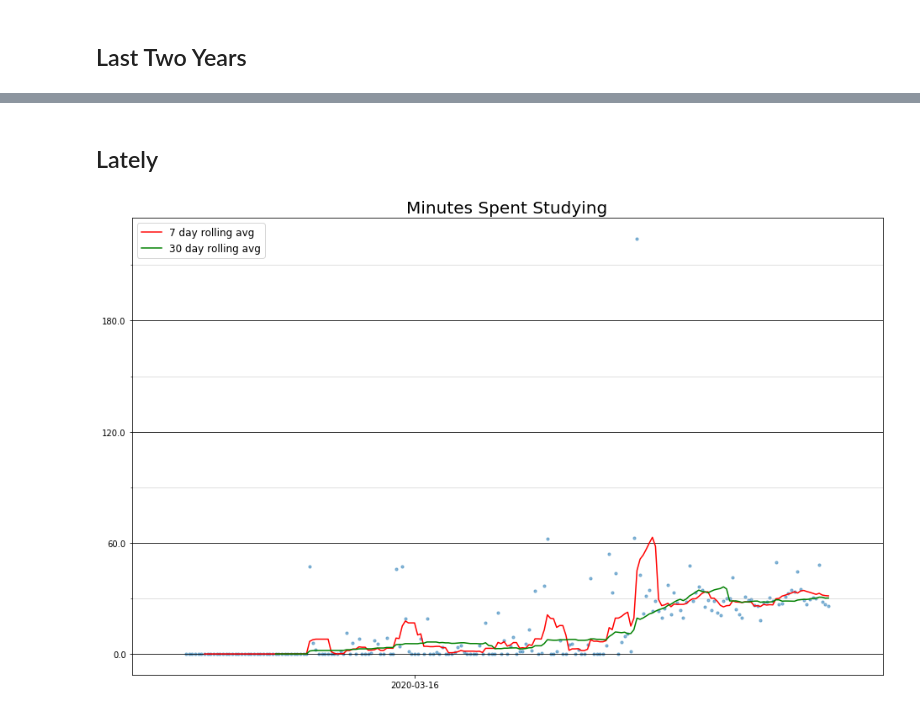
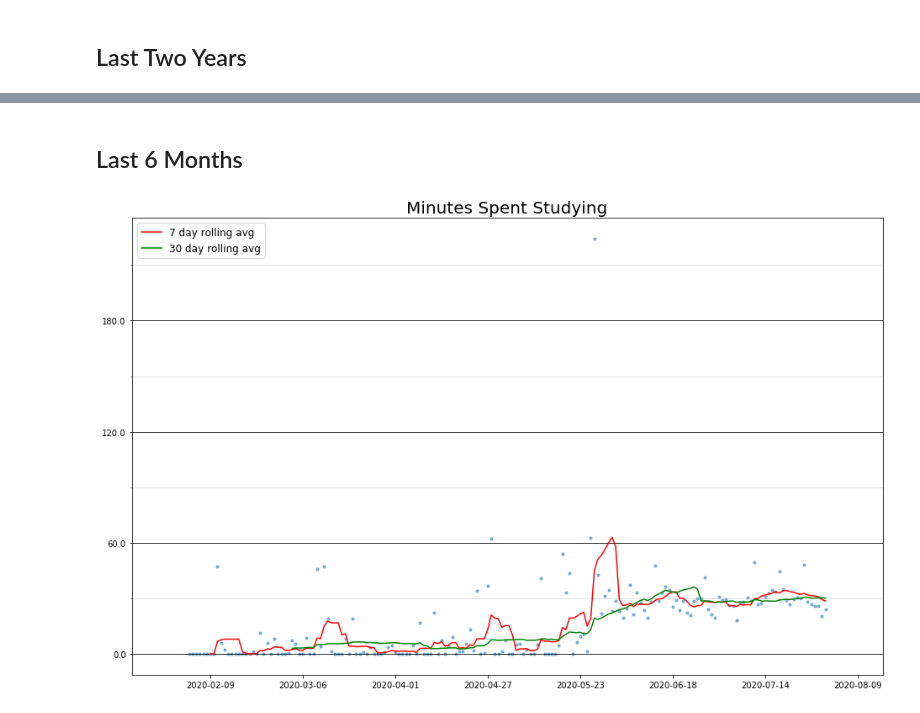
Before and after one commit to NapsterInBlue/anki_progress, a Jupyter notebook: anki_progress.ipynb, the cells around one changed output, grey strips where cells are left out. Drawn from its saved outputs; the diff is of its cells as text; code cells hidden in the pictures.

```diff
--- a/anki_progress.ipynb
+++ b/anki_progress.ipynb
@@ -38,7 +39,11 @@ plot_card_catalog_growth(gb);
-# %% [markdown]
-## Lately
-# %%
-plot_trended_study_time(study_time.query('date > 2020'));
-# %% [output]
-[figure, removed]
+# %% [markdown]
+## Last 6 Months
+# %%
+from datetime import datetime, timedelta
+
+six_mo_ago = datetime.strftime(datetime.now() - timedelta(days=30*6), '%Y-%m-%d')
+
+plot_trended_study_time(study_time.query(f'date > "{six_mo_ago}"'));
+# %% [output]
+[figure, added]
 # %%
```
Also changed, not shown: parts of 5 cells of this notebook, 1 other file.
